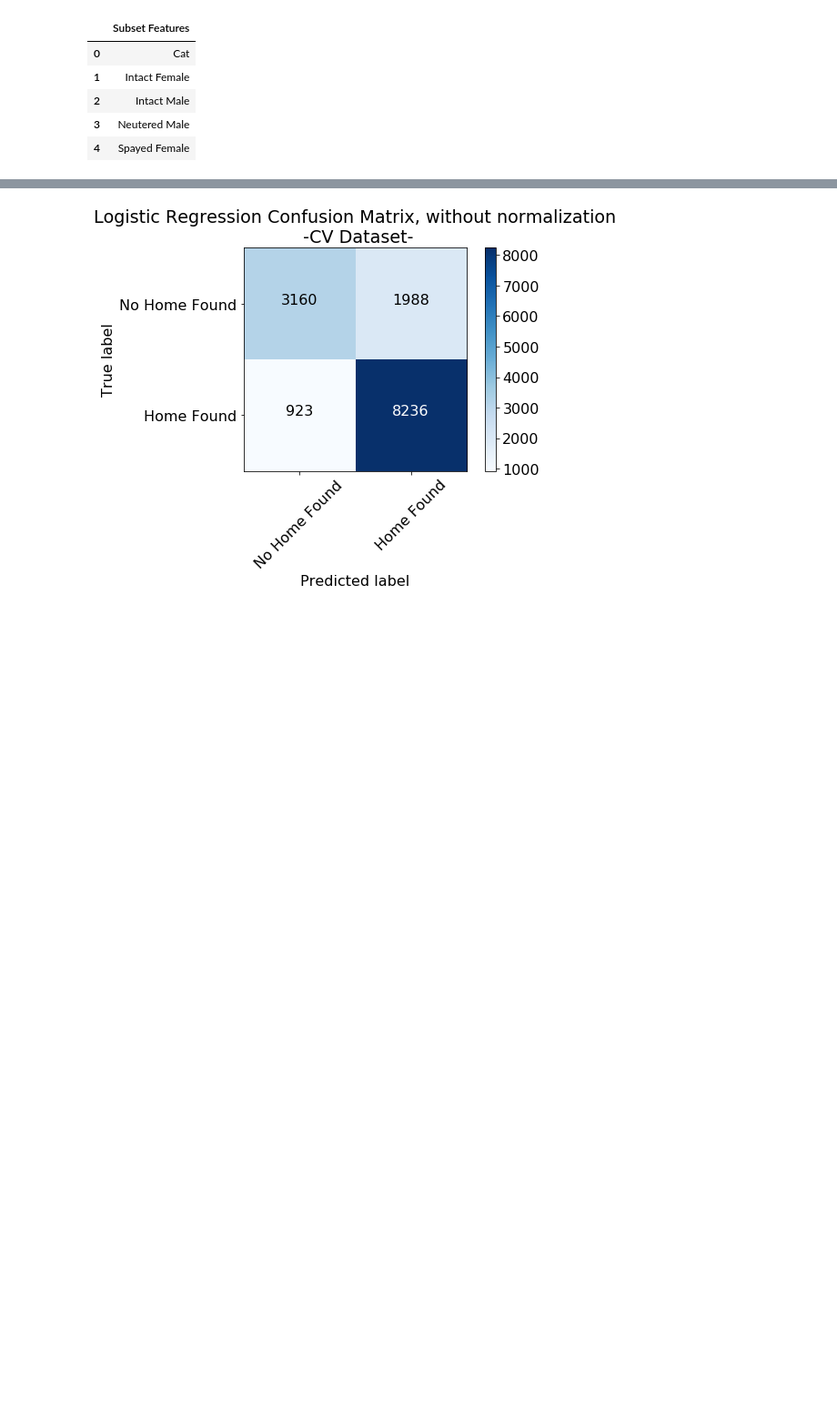
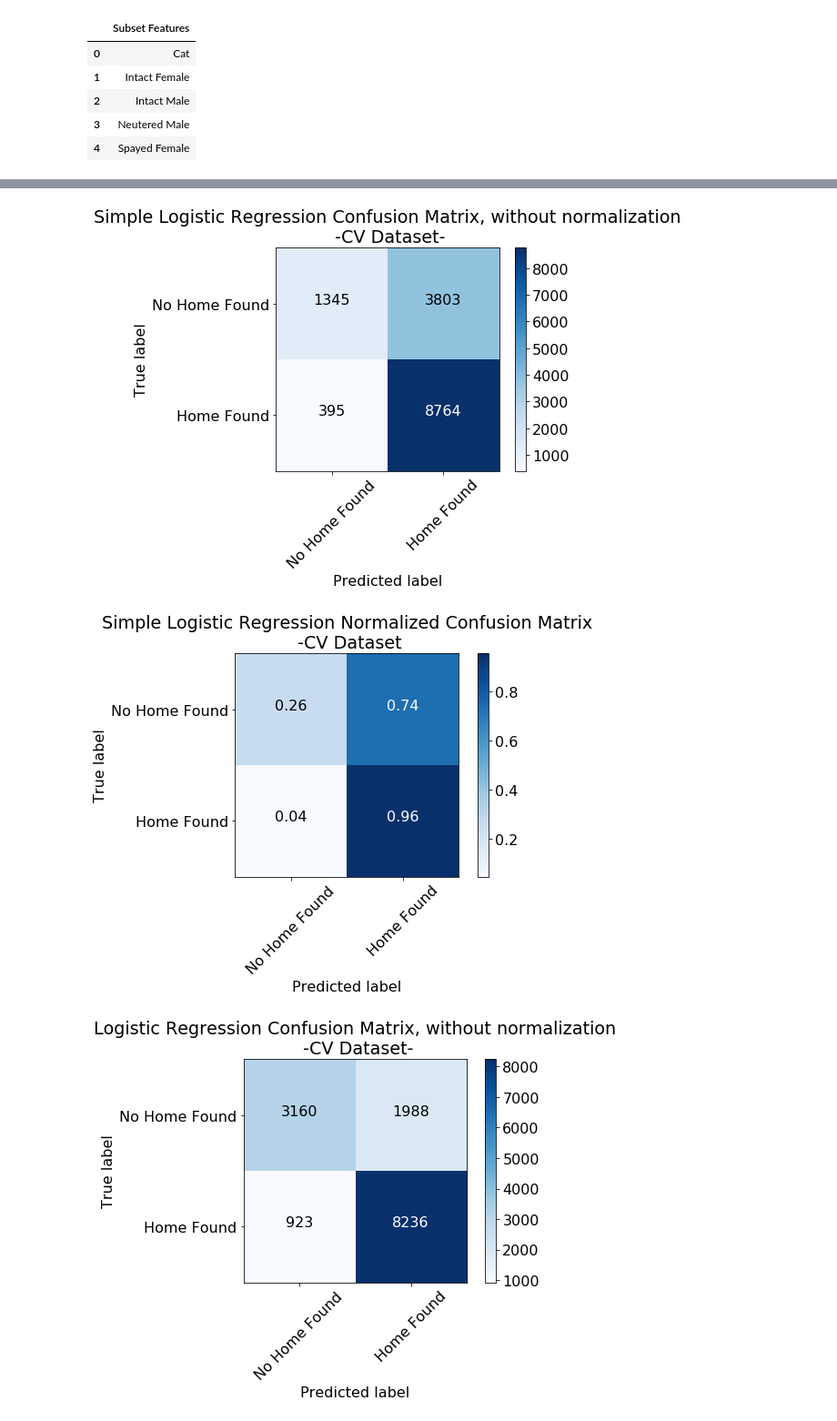
Before and after one commit to emenriquez/Springboard-Coursework, a Jupyter notebook: Capstone Project 1/Classification Models - Pet Adoption.ipynb, the cells around one changed output, grey strips where cells are left out. Shown at 91% size. Saved outputs shown, nothing was run; the diff lists cells and outputs as text; code cells hidden in the pictures; blank space fills up the shorter version.

```diff
--- a/Capstone Project 1/Classification Models - Pet Adoption.ipynb
+++ b/Capstone Project 1/Classification Models - Pet Adoption.ipynb
@@ -256,3 +302,22 @@ plt.show()
+# %%
+# Plot non-normalized confusion matrix
+plt.rcParams.update({'font.size': 16})
+plt.figure(figsize = (8,6))
+plot_confusion_matrix(cnf_matrix,
+                      classes=['No Home Found', 'Home Found'],
+                      title='Simple Logistic Regression Confusion Matrix, without normalization\n -CV Dataset-')
+
+# Plot normalized confusion matrix
+plt.figure(figsize = (8,6))
+plot_confusion_matrix(cnf_matrix,
+                      classes=['No Home Found', 'Home Found'],
+                      normalize=True,
+                      title='Simple Logistic Regression Normalized Confusion Matrix\n -CV Dataset')
+
+plt.show()
+# %% [output]
+[figure, added]
+[figure, added]
 # %%
 # Select number of features for subset
 subset = SelectKBest(k = 5)
```
Also changed, not shown: parts of 19 cells of this notebook.
